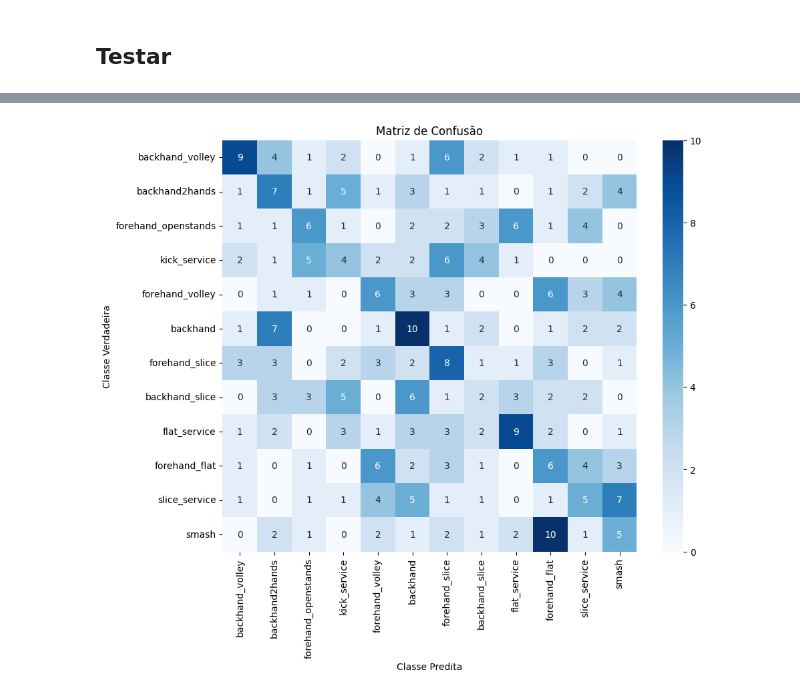
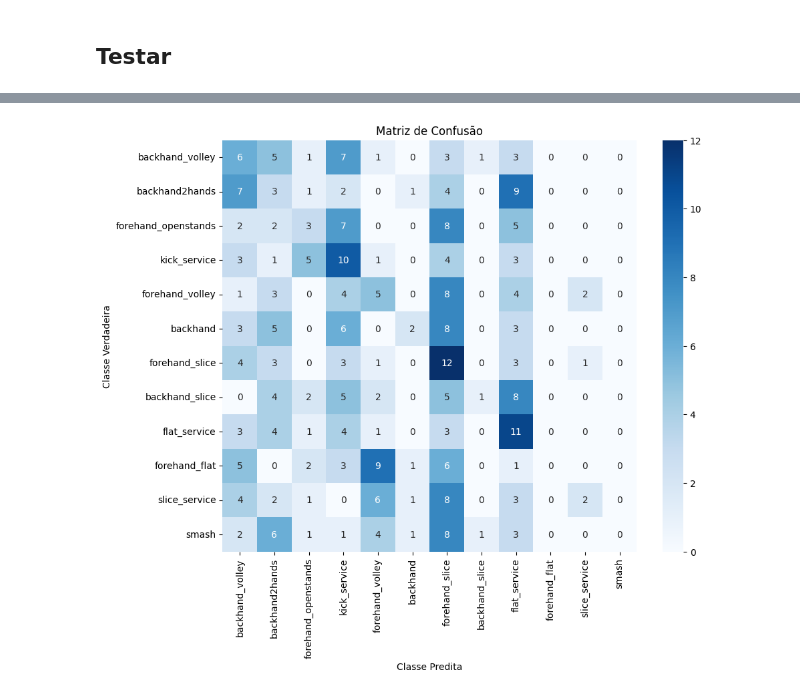
Before and after one commit to LeoDinga/DL_Project, a Jupyter notebook: train_type2.ipynb, the cells around one changed output, grey strips where cells are left out. Drawn from its saved outputs; the diff is of its cells as text; code cells hidden in the pictures.

```diff
--- a/train_type2.ipynb
+++ b/train_type2.ipynb
@@ -529,7 +529,7 @@ import matplotlib.pyplot as plt
 import seaborn as sns
 
 # Caminho para o ficheiro de resultados
-results_path = '/content/drive/MyDrive/mmaction2_work_dir_10/stgcn_test/results.pkl'
+results_path = '/content/drive/MyDrive/mmaction2_work_dir/stgcn_test/results.pkl'
 
 # Carrega as predições
 with open(results_path, 'rb') as f:
@@ -551,31 +551,32 @@ import pickle
 
 with open('/content/test_labels.pkl', 'rb') as f:
     data_infos = pickle.load(f)
 
 
 # y_true = [info['label'] for info in data_infos]
 
 y_true = [int(r['gt_label'].item()) if hasattr(r['gt_label'], 'item') else int(r['gt_label']) for r in results]
 
 
 # Calcula a matriz de confusão
 cm = confusion_matrix(y_true, y_pred)
 
 class_labels = [
 'backhand_volley', 'backhand2hands', 'forehand_openstands', 'kick_service', 'forehand_volley', 'backhand', 'forehand_slice', 'backhand_slice', 'flat_service', 'forehand_flat', 'slice_service', 'smash']
 
 plt.figure(figsize=(10, 8))
 sns.heatmap(
     cm,
     annot=True,
     fmt='d',
     cmap='Blues',
     xticklabels=class_labels,
     yticklabels=class_labels
 )
 plt.xlabel('Classe Predita')
 plt.ylabel('Classe Verdadeira')
 plt.title('Matriz de Confusão')
+plt.savefig('matriz_confusao.png', bbox_inches='tight')
 plt.show()
 # %% [output]
-[figure, old version]
+[figure, new version]
```
Also changed, not shown: parts of 7 cells of this notebook.
